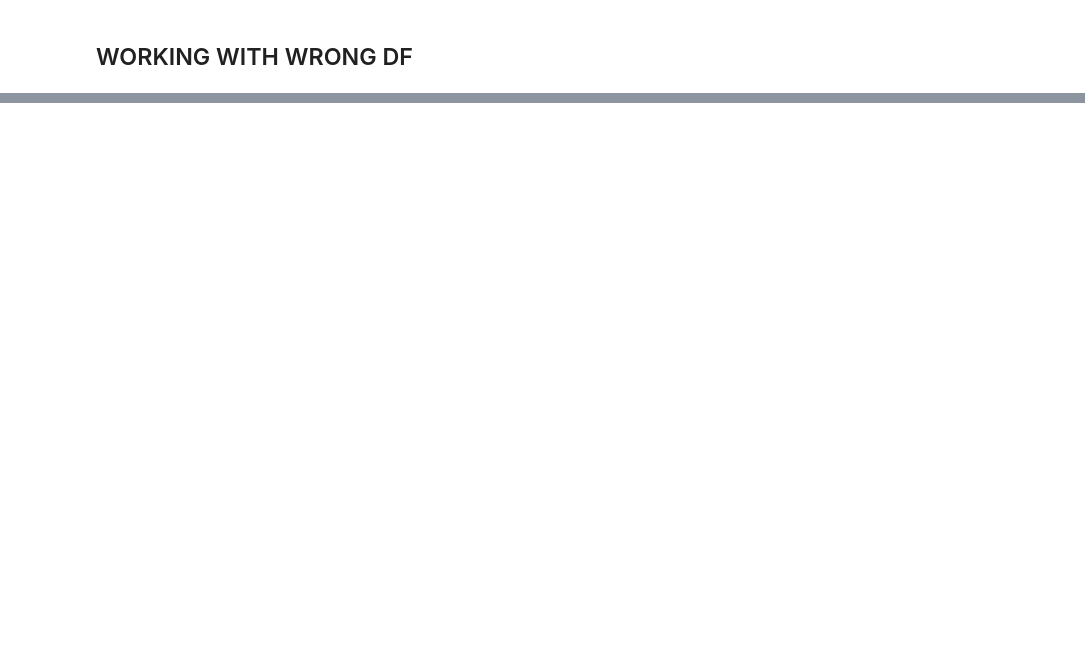
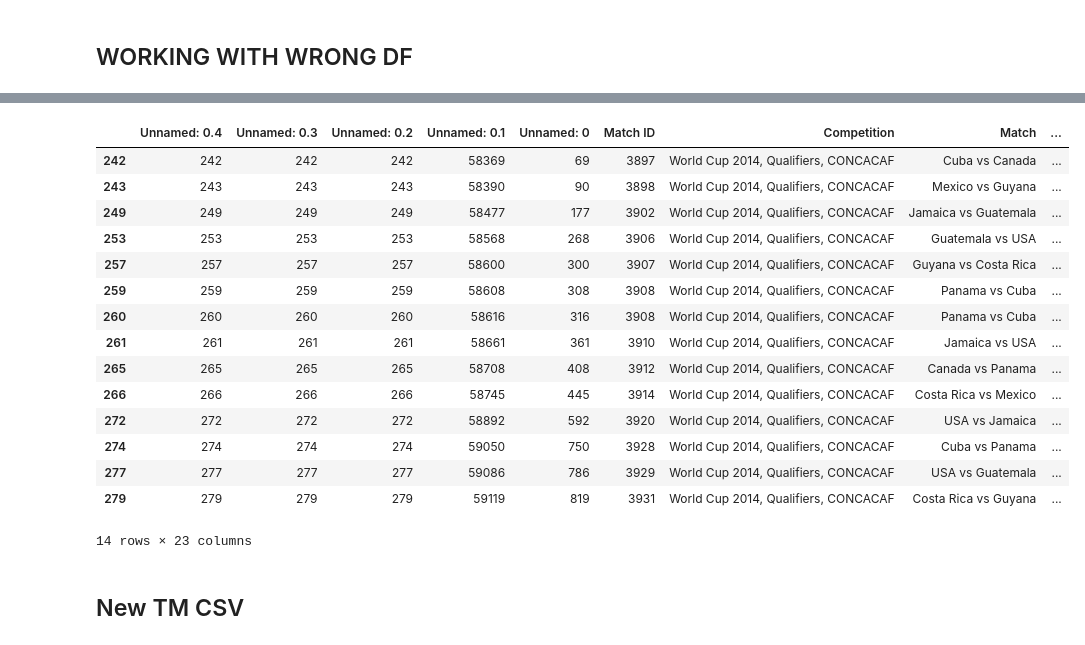
Before and after one commit to finnlsmith/footy_project_market_value_rankings, a Jupyter notebook: create_dataset_1/csv sitrep.ipynb, the cells around one changed output, grey strips where cells are left out. Saved outputs shown, nothing was run; the diff lists cells and outputs as text; code cells hidden in the pictures; blank space fills up the shorter version.

Commit message:
finished match date filter said 0 dudes

```diff
--- a/create_dataset_1/csv sitrep.ipynb
+++ b/create_dataset_1/csv sitrep.ipynb
@@ -391,0 +494,4 @@ wrong_df.to_csv('wrong_df_corrected.csv')
+# %%
+leagues_value_old = load_csv_dataset('MarketValues.csv')
+leagues_value_old = leagues_value_old[leagues_value_old['Season'] <= 2013]
+match_date_filter_said_0_guys = load_csv_dataset('CSVs of edge cases - for F/"other" group/updated_match_date_filter_said_0_guys_ii.csv')
@@ -391,0 +998,34 @@ wrong_df.to_csv('wrong_df_corrected.csv')
+# %%
+for i in range(0, len(match_date_filter_said_0_guys)):
+    if match_date_filter_said_0_guys.at[i, 'Status New'] != 'Done':
+        if match_date_filter_said_0_guys.at[i, 'ORIGINAL JERSEY'] == 'Vargas':
+            match_date_filter_said_0_guys.at[i, 'New Found Name'] = 'Christian Vargas'
+            match_date_filter_said_0_guys.at[i, 'Status New'] = 'Done'
+        elif match_date_filter_said_0_guys.at[i, 'ORIGINAL JERSEY'] == 'Cummings':
+            match_date_filter_said_0_guys.at[i, 'New Found Name'] = 'Shaun Cummings'
+            match_date_filter_said_0_guys.at[i, 'Status New'] = 'Done'
+        elif match_date_filter_said_0_guys.at[i, 'ORIGINAL JERSEY'] == 'Saucedo':
+            match_date_filter_said_0_guys.at[i, 'New Found Name'] = 'Mauricio Saucedo'
+            match_date_filter_said_0_guys.at[i, 'Status New'] = 'Done'
+        elif match_date_filter_said_0_guys.at[i, 'ORIGINAL JERSEY'] == 'Johnson' and match_date_filter_said_0_guys.at[i, 'Nationality'] == 'USA':
+            match_date_filter_said_0_guys.at[i, 'New Found Name'] = 'Fabian Johnson'
+            match_date_filter_said_0_guys.at[i, 'Status New'] = 'Done'
+# %%
+match_date_filter_said_0_guys[match_date_filter_said_0_guys['Status New'] != 'Done']#.tail(7)
+# %% [output]
+|  | Unnamed: 0.4 | Unnamed: 0.3 | Unnamed: 0.2 | Unnamed: 0.1 | Unnamed: 0 | Match ID | Competition | Match | ... |
+| 242 | 242 | 242 | 242 | 58369 | 69 | 3897 | World Cup 2014, Qualifiers, CONCACAF | Cuba vs Canada | ... |
+| 243 | 243 | 243 | 243 | 58390 | 90 | 3898 | World Cup 2014, Qualifiers, CONCACAF | Mexico vs Guyana | ... |
+| 249 | 249 | 249 | 249 | 58477 | 177 | 3902 | World Cup 2014, Qualifiers, CONCACAF | Jamaica vs Guatemala | ... |
+| 253 | 253 | 253 | 253 | 58568 | 268 | 3906 | World Cup 2014, Qualifiers, CONCACAF | Guatemala vs USA | ... |
+| 257 | 257 | 257 | 257 | 58600 | 300 | 3907 | World Cup 2014, Qualifiers, CONCACAF | Guyana vs Costa Rica | ... |
+| 259 | 259 | 259 | 259 | 58608 | 308 | 3908 | World Cup 2014, Qualifiers, CONCACAF | Panama vs Cuba | ... |
+| 260 | 260 | 260 | 260 | 58616 | 316 | 3908 | World Cup 2014, Qualifiers, CONCACAF | Panama vs Cuba | ... |
+| 261 | 261 | 261 | 261 | 58661 | 361 | 3910 | World Cup 2014, Qualifiers, CONCACAF | Jamaica vs USA | ... |
+| 265 | 265 | 265 | 265 | 58708 | 408 | 3912 | World Cup 2014, Qualifiers, CONCACAF | Canada vs Panama | ... |
+| 266 | 266 | 266 | 266 | 58745 | 445 | 3914 | World Cup 2014, Qualifiers, CONCACAF | Costa Rica vs Mexico | ... |
+| 272 | 272 | 272 | 272 | 58892 | 592 | 3920 | World Cup 2014, Qualifiers, CONCACAF | USA vs Jamaica | ... |
+| 274 | 274 | 274 | 274 | 59050 | 750 | 3928 | World Cup 2014, Qualifiers, CONCACAF | Cuba vs Panama | ... |
+| 277 | 277 | 277 | 277 | 59086 | 786 | 3929 | World Cup 2014, Qualifiers, CONCACAF | USA vs Guatemala | ... |
+| 279 | 279 | 279 | 279 | 59119 | 819 | 3931 | World Cup 2014, Qualifiers, CONCACAF | Costa Rica vs Guyana | ... |
+14 rows × 23 columns
@@ -391,0 +1101,2 @@ wrong_df.to_csv('wrong_df_corrected.csv')
+# %% [markdown]
+## New TM CSV
```
Also changed, not shown: parts of 18 cells of this notebook, 5 other files.
